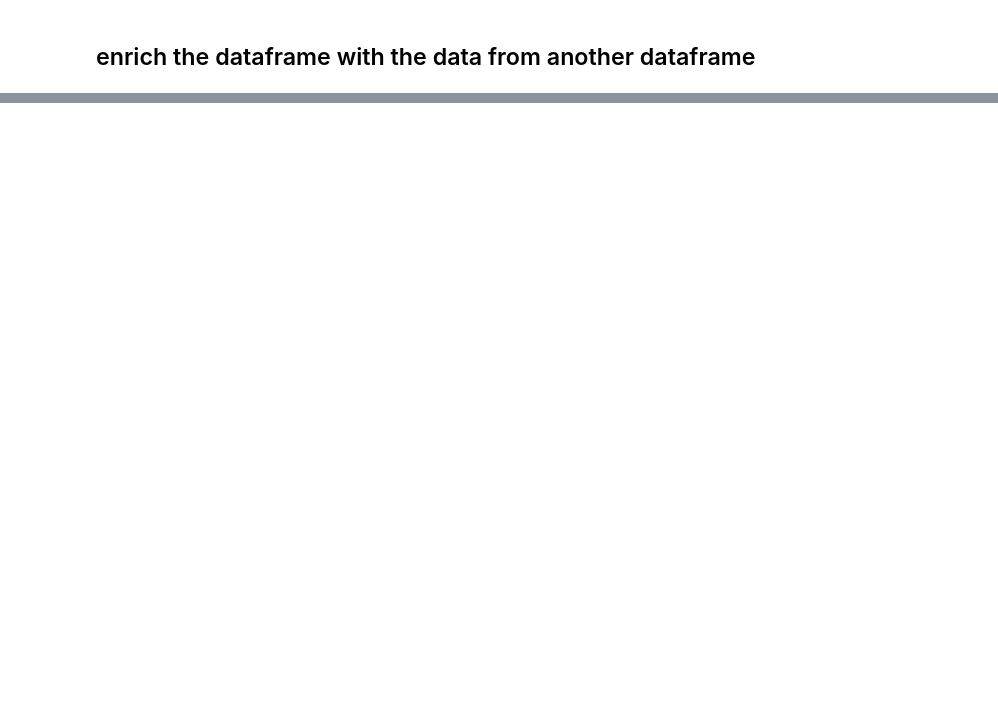
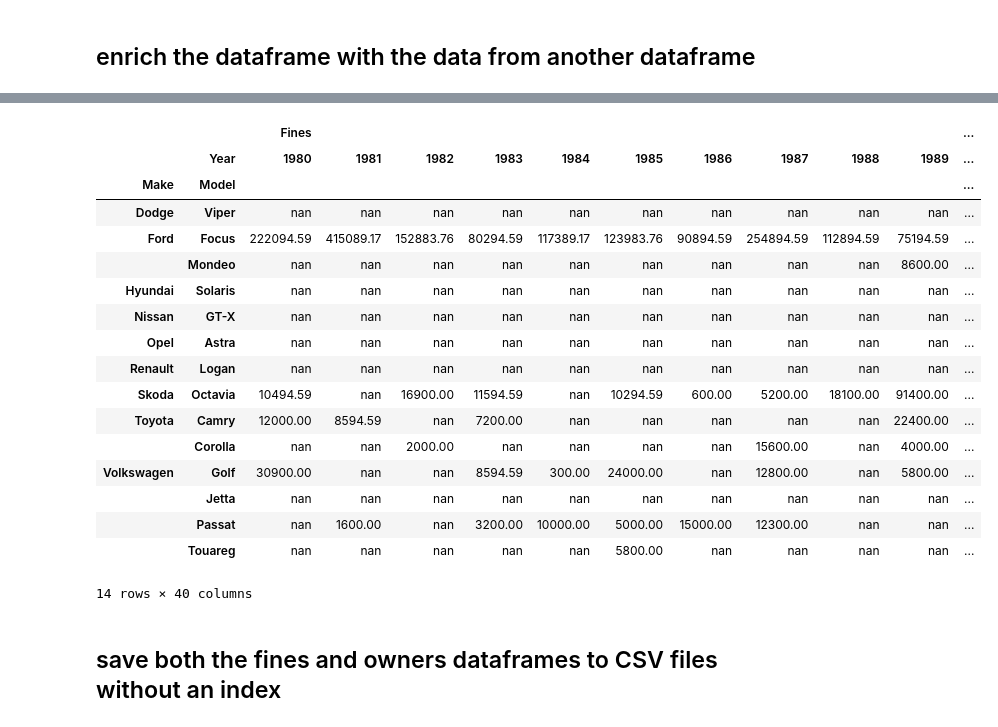
Before and after one commit to senglish42/python_ds, a Jupyter notebook: day05/ex04/enrichment.ipynb, the cells around one changed output, grey strips where cells are left out. Drawn from its saved outputs; the diff is of its cells as text; code cells hidden in the pictures; blank space fills up the shorter version.

```diff
--- a/day05/ex04/enrichment.ipynb
+++ b/day05/ex04/enrichment.ipynb
@@ -145,0 +208,24 @@ owners = pd.concat([owners, new_obs2], axis=0, ignore_index=True)
+# %%
+table = pd.pivot_table(fines, index=["Make", "Model"], values=["Fines"], columns=["Year"], aggfunc=np.sum, fill_value="nan")
+table
+# %% [output]
+|  |  | Fines |  |  |  |  |  |  |  |  |  | ... |
+|  | Year | 1980 | 1981 | 1982 | 1983 | 1984 | 1985 | 1986 | 1987 | 1988 | 1989 | ... |
+| Make | Model |  |  |  |  |  |  |  |  |  |  | ... |
+| Dodge | Viper | nan | nan | nan | nan | nan | nan | nan | nan | nan | nan | ... |
+| Ford | Focus | 222094.59 | 415089.17 | 152883.76 | 80294.59 | 117389.17 | 123983.76 | 90894.59 | 254894.59 | 112894.59 | 75194.59 | ... |
+|  | Mondeo | nan | nan | nan | nan | nan | nan | nan | nan | nan | 8600.00 | ... |
+| Hyundai | Solaris | nan | nan | nan | nan | nan | nan | nan | nan | nan | nan | ... |
+| Nissan | GT-X | nan | nan | nan | nan | nan | nan | nan | nan | nan | nan | ... |
+| Opel | Astra | nan | nan | nan | nan | nan | nan | nan | nan | nan | nan | ... |
+| Renault | Logan | nan | nan | nan | nan | nan | nan | nan | nan | nan | nan | ... |
+| Skoda | Octavia | 10494.59 | nan | 16900.00 | 11594.59 | nan | 10294.59 | 600.00 | 5200.00 | 18100.00 | 91400.00 | ... |
+| Toyota | Camry | 12000.00 | 8594.59 | nan | 7200.00 | nan | nan | nan | nan | nan | 22400.00 | ... |
+|  | Corolla | nan | nan | 2000.00 | nan | nan | nan | nan | 15600.00 | nan | 4000.00 | ... |
+| Volkswagen | Golf | 30900.00 | nan | nan | 8594.59 | 300.00 | 24000.00 | nan | 12800.00 | nan | 5800.00 | ... |
+|  | Jetta | nan | nan | nan | nan | nan | nan | nan | nan | nan | nan | ... |
+|  | Passat | nan | 1600.00 | nan | 3200.00 | 10000.00 | 5000.00 | 15000.00 | 12300.00 | nan | nan | ... |
+|  | Touareg | nan | nan | nan | nan | nan | 5800.00 | nan | nan | nan | nan | ... |
+14 rows × 40 columns
+# %% [markdown]
+## save both the fines and owners dataframes to CSV files without an index
```
Also changed, not shown: parts of 11 cells of this notebook, 2 other files.
